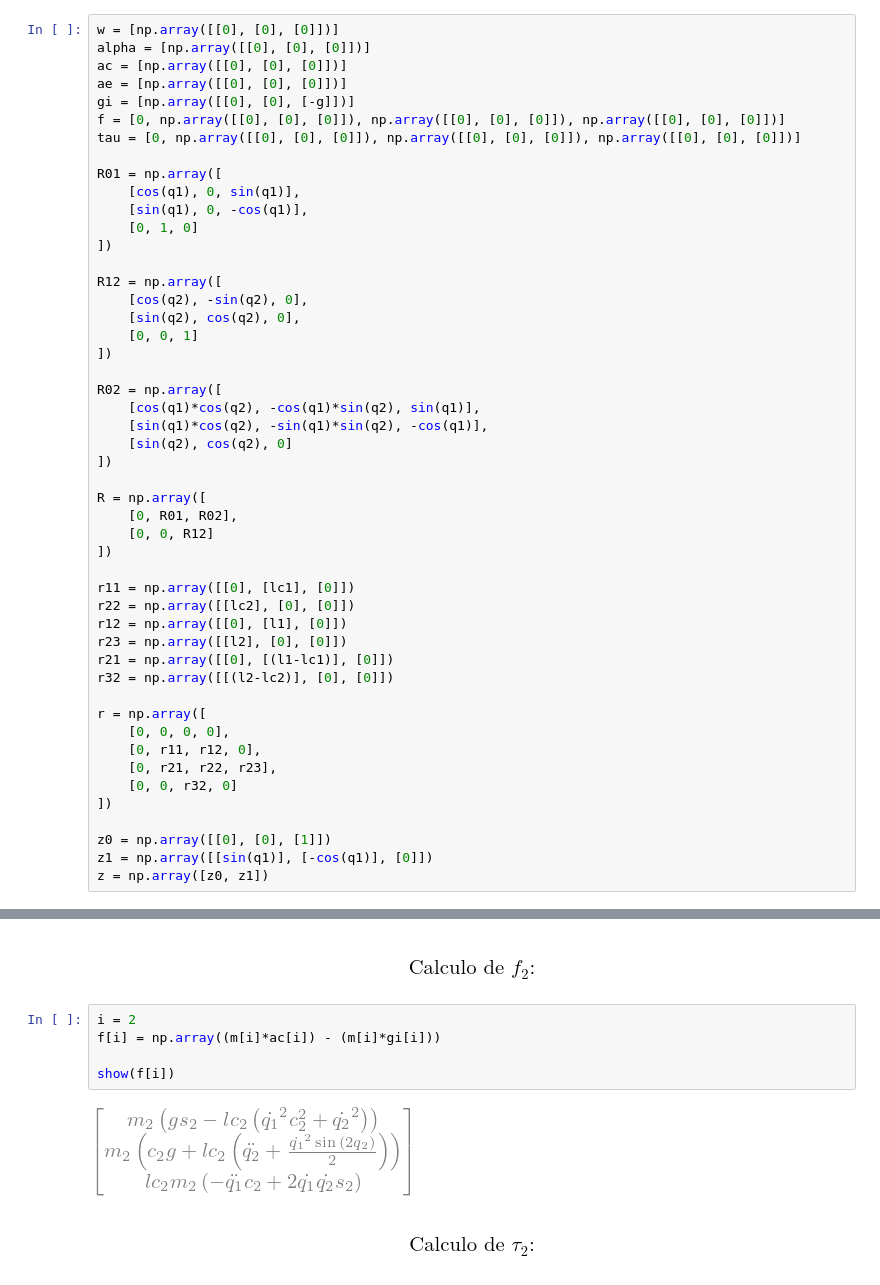
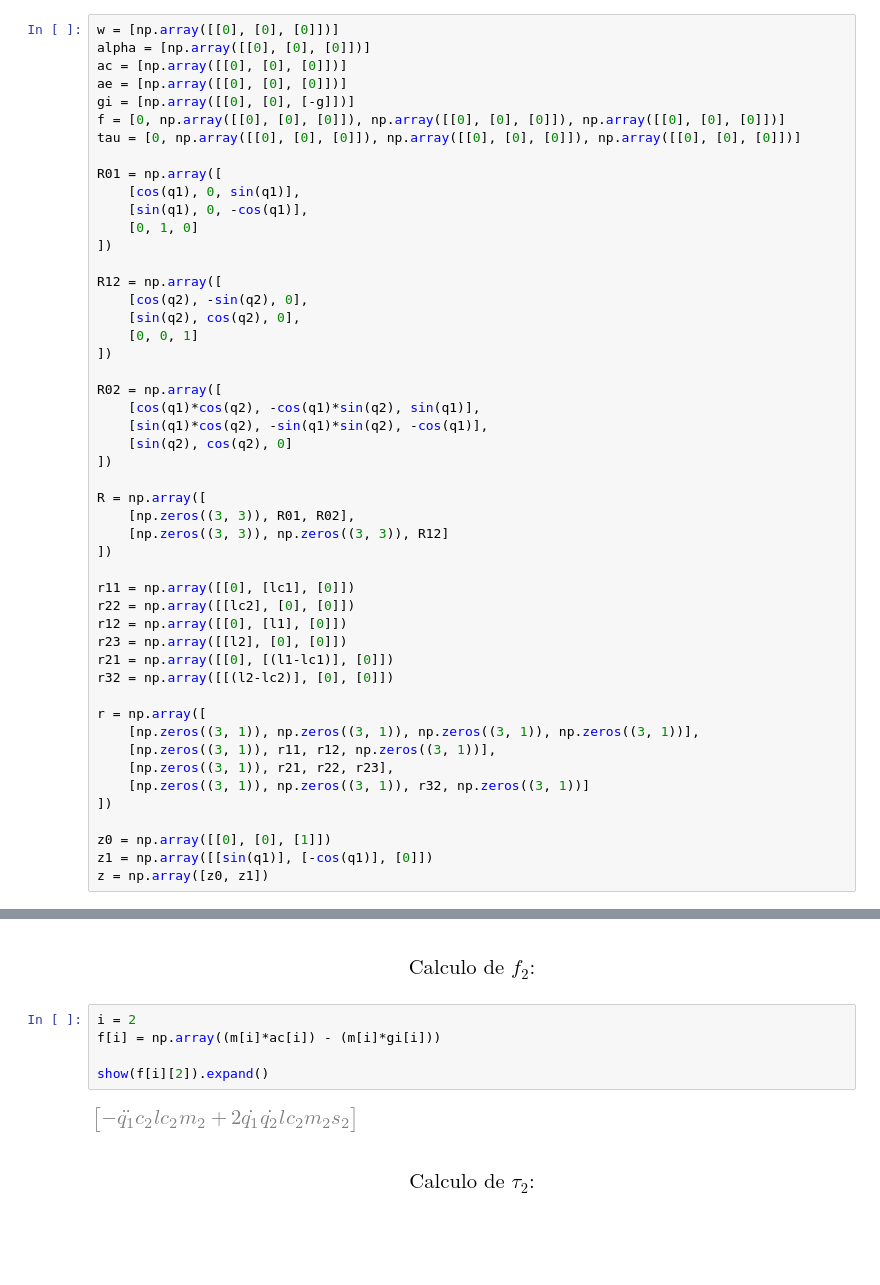
Before and after one commit to ErickNMA/Robotics, a Jupyter notebook: Dynamics/N-E.ipynb, the cells around one changed output, grey strips where cells are left out. Drawn from its saved outputs; the diff is of its cells as text; blank space fills up the shorter version.

```diff
--- a/Dynamics/N-E.ipynb
+++ b/Dynamics/N-E.ipynb
@@ -65,8 +65,8 @@ R02 = np.array([
 ])
 
 R = np.array([
-    [0, R01, R02],
-    [0, 0, R12]
+    [np.zeros((3, 3)), R01, R02],
+    [np.zeros((3, 3)), np.zeros((3, 3)), R12]
 ])
 
 r11 = np.array([[0], [lc1], [0]])
@@ -77,10 +77,10 @@ r21 = np.array([[0], [(l1-lc1)], [0]])
 r32 = np.array([[(l2-lc2)], [0], [0]])
 
 r = np.array([
-    [0, 0, 0, 0],
-    [0, r11, r12, 0],
-    [0, r21, r22, r23],
-    [0, 0, r32, 0]
+    [np.zeros((3, 1)), np.zeros((3, 1)), np.zeros((3, 1)), np.zeros((3, 1))],
+    [np.zeros((3, 1)), r11, r12, np.zeros((3, 1))],
+    [np.zeros((3, 1)), r21, r22, r23],
+    [np.zeros((3, 1)), np.zeros((3, 1)), r32, np.zeros((3, 1))]
 ])
 
 z0 = np.array([[0], [0], [1]])
@@ -185,10 +185,10 @@ show(gi[i])
 # %%
 i = 2
 f[i] = np.array((m[i]*ac[i]) - (m[i]*gi[i]))
 
-show(f[i])
+show(f[i][2]).expand()
 # %% [output]
-[figure, old version]
+[figure, new version]
 # %% [markdown]
 ### $$\text{Calculo de } \tau_2 \text{:}$$
 # %%
```
Also changed, not shown: parts of 3 cells of this notebook.
